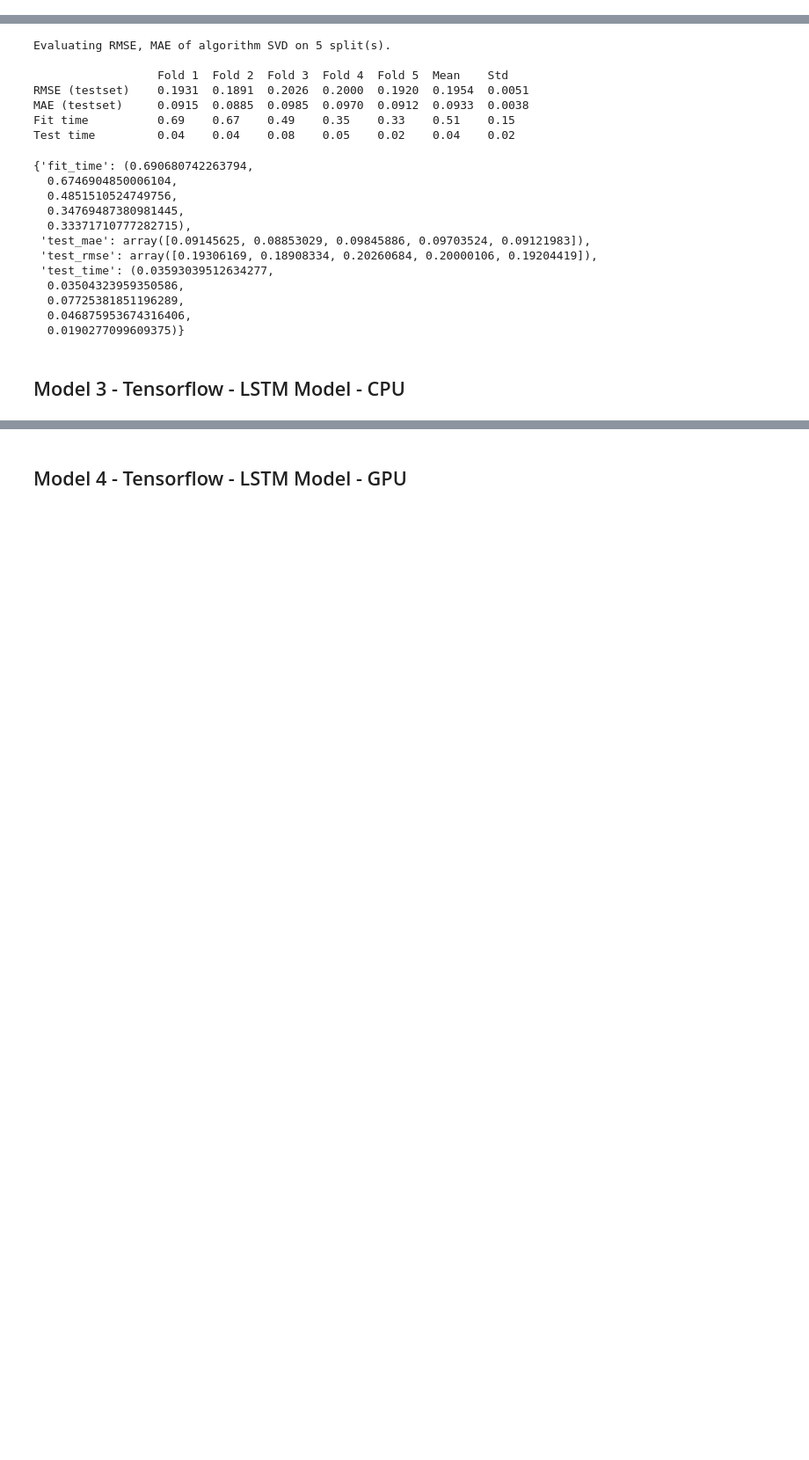
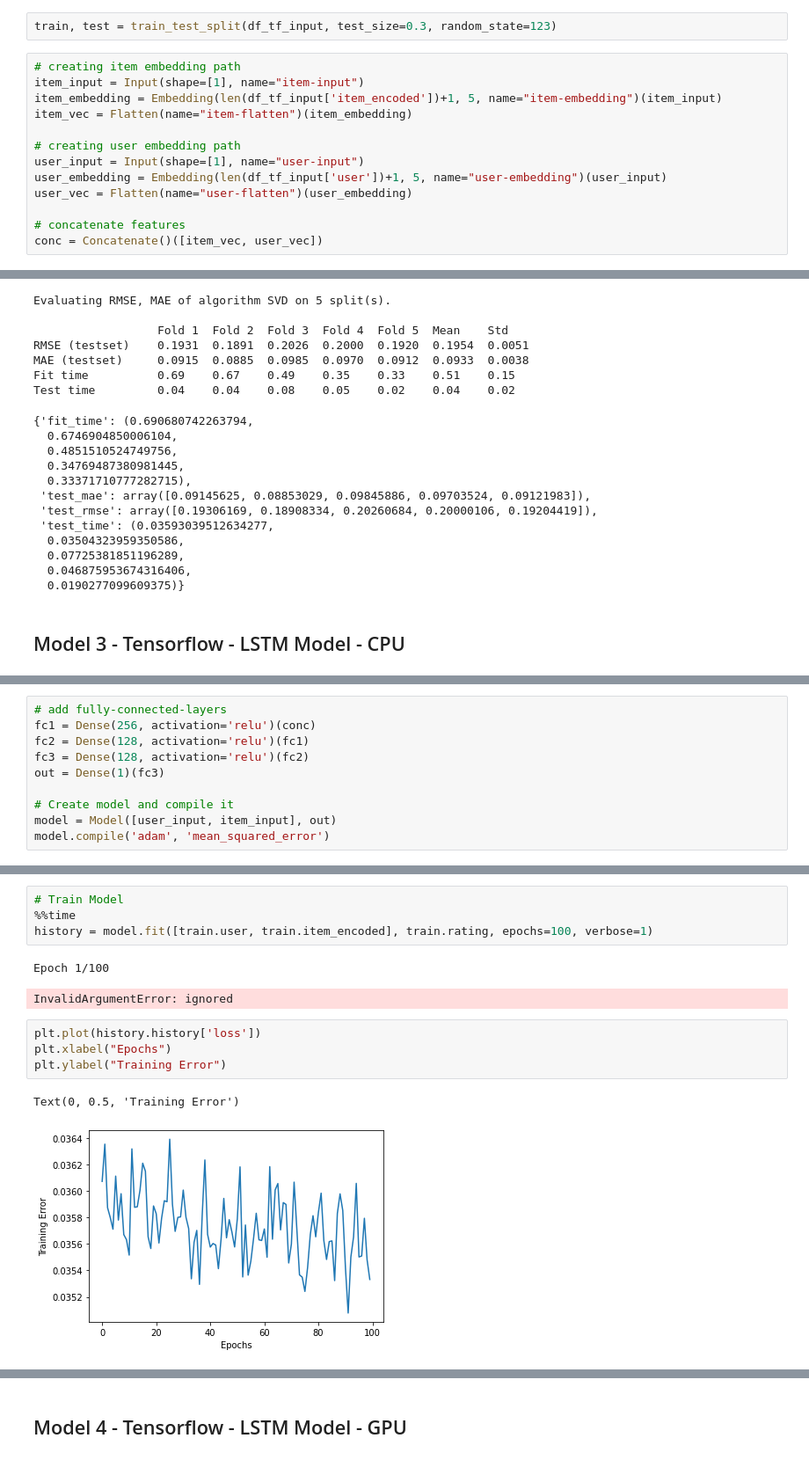
Before and after one commit to jhancuch/onmart, a Jupyter notebook: recommenders/recommenders.ipynb, the cells around one changed output, grey strips where cells are left out. Shown at 88% size. Drawn from its saved outputs; the diff is of its cells as text; blank space fills up the shorter version.

```diff
--- a/recommenders/recommenders.ipynb
+++ b/recommenders/recommenders.ipynb
@@ -264,3 +292,18 @@ with open("transaction_train.csv", "r") as f:
+# %%
+train, test = train_test_split(df_tf_input, test_size=0.3, random_state=123)
+# %%
+# creating item embedding path
+item_input = Input(shape=[1], name="item-input")
+item_embedding = Embedding(len(df_tf_input['item_encoded'])+1, 5, name="item-embedding")(item_input)
+item_vec = Flatten(name="item-flatten")(item_embedding)
+
+# creating user embedding path
+user_input = Input(shape=[1], name="user-input")
+user_embedding = Embedding(len(df_tf_input['user'])+1, 5, name="user-embedding")(user_input)
+user_vec = Flatten(name="user-flatten")(user_embedding)
+
+# concatenate features
+conc = Concatenate()([item_vec, user_vec])
 # %% [markdown]
 ## Model 1 - Surprise Package - SVD Model - CPU
 # %% [markdown]
@@ -399,0 +449,10 @@ Test time         0.04    0.04    0.08    0.05    0.02    0.04    0.02
+# %%
+# add fully-connected-layers
+fc1 = Dense(256, activation='relu')(conc)
+fc2 = Dense(128, activation='relu')(fc1)
+fc3 = Dense(128, activation='relu')(fc2)
+out = Dense(1)(fc3)
+
+# Create model and compile it
+model = Model([user_input, item_input], out)
+model.compile('adam', 'mean_squared_error')
@@ -399,0 +479,14 @@ Test time         0.04    0.04    0.08    0.05    0.02    0.04    0.02
+# %%
+# Train Model
+%%time
+history = model.fit([train.user, train.item_encoded], train.rating, epochs=100, verbose=1)
+# %% [output]
+Epoch 1/100
+InvalidArgumentError: ignored
+# %%
+plt.plot(history.history['loss'])
+plt.xlabel("Epochs")
+plt.ylabel("Training Error")
+# %% [output]
+Text(0, 0.5, 'Training Error')
+[figure, added]
```
Also changed, not shown: parts of 15 cells of this notebook.
